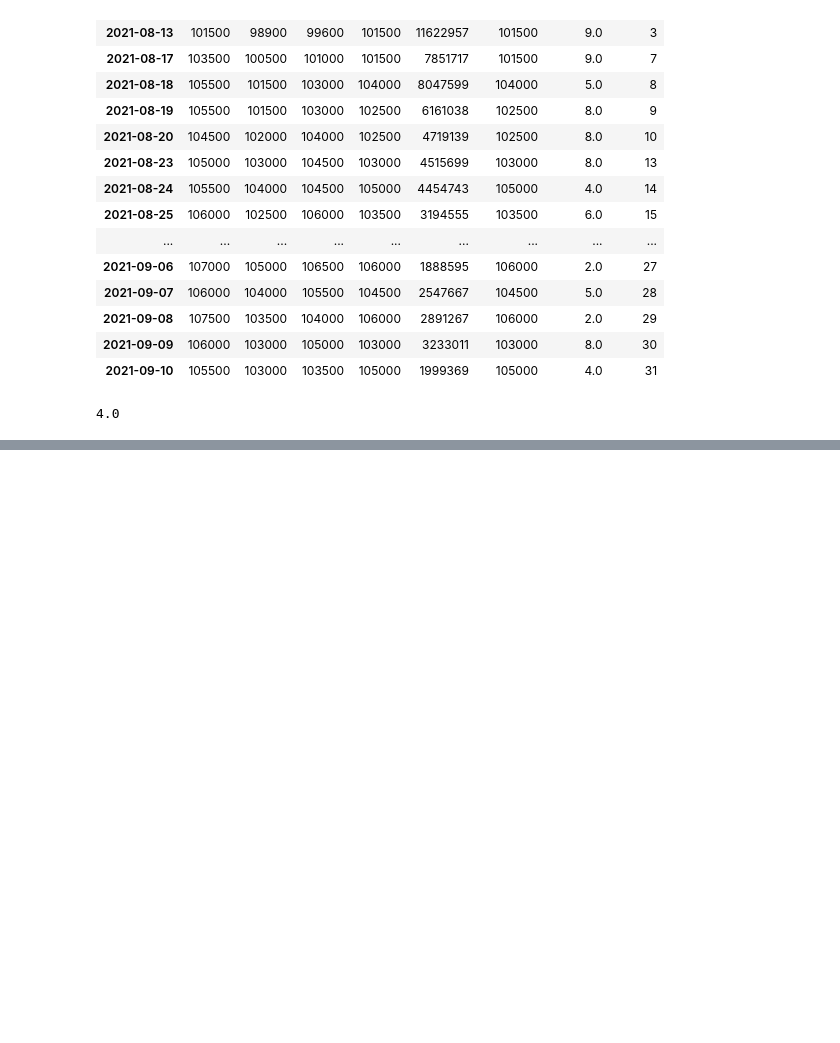
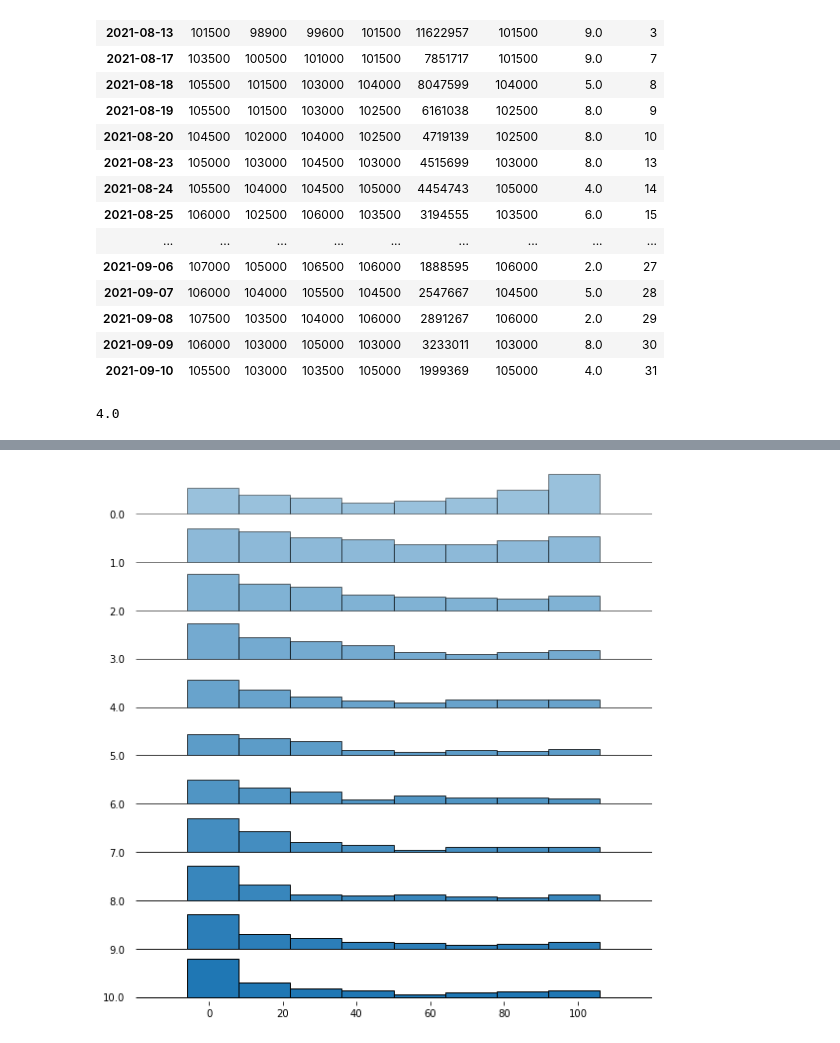
Before and after one commit to ddongmiin/deepPythonAnalysis, a Jupyter notebook: sideProject/stockAnalysis/주가분석_물타기냐불타기냐.ipynb, the cells around one changed output, grey strips where cells are left out. Saved outputs shown, nothing was run; the diff lists cells and outputs as text; code cells hidden in the pictures; blank space fills up the shorter version.

```diff
--- a/sideProject/stockAnalysis/주가분석_물타기냐불타기냐.ipynb
+++ b/sideProject/stockAnalysis/주가분석_물타기냐불타기냐.ipynb
@@ -251,0 +381,6 @@ def getStockDict():
+# %%
+joyplot(df_test, by = 'percentile_group', column = 'upper_prob', figsize = (8,8), colormap = cm.autumn
+        , fade = True, overlap = 0, hist = True)
+plt.show()
+# %% [output]
+[figure, added]
```
Also changed, not shown: parts of 31 cells of this notebook.
